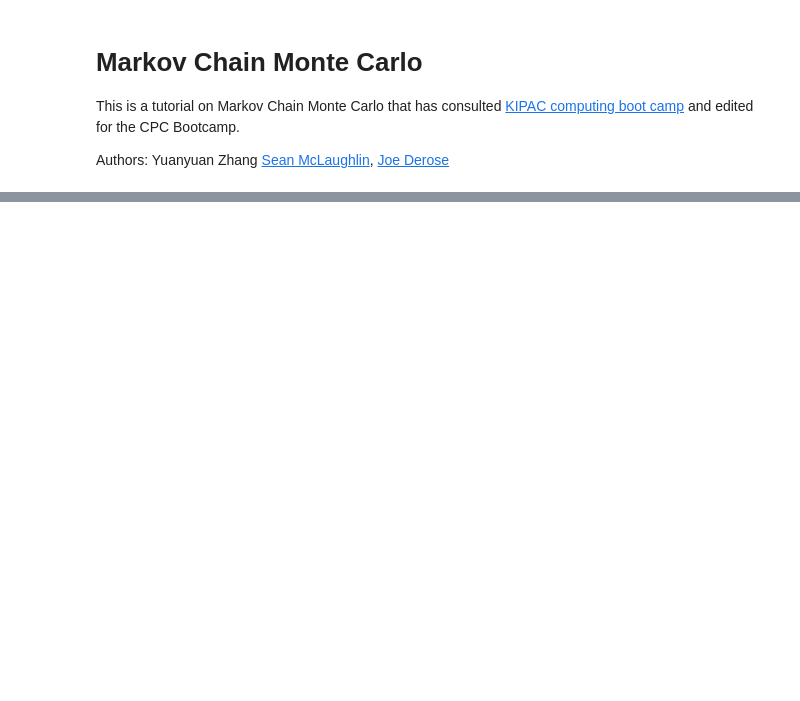
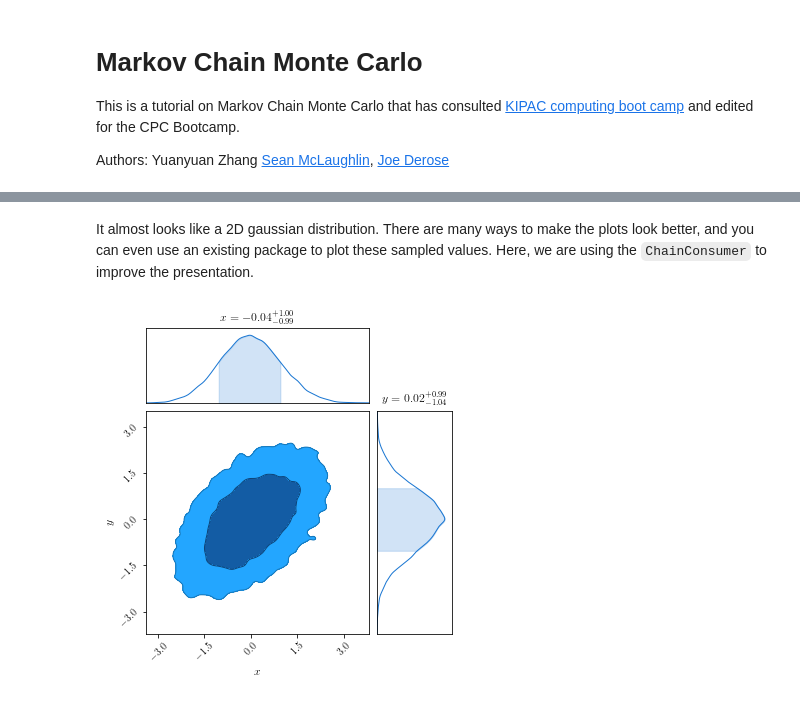
Before and after one commit to fnal-cpc/bootcamp, a Jupyter notebook: mcmc.ipynb, the cells around one changed output, grey strips where cells are left out. Drawn from its saved outputs; the diff is of its cells as text; code cells hidden in the pictures; blank space fills up the shorter version.

```diff
--- a/mcmc.ipynb
+++ b/mcmc.ipynb
@@ -104,8 +8,0 @@ In the special case that your data satisfies the [Gauss-Markov Theroem](https://
-# %%
-from scipy.stats import linregress
-from scipy.linalg import lstsq
-
-fit_m, fit_b, r,p, std_err = linregress(x, obs_linear_y)
-print('R^2 = ',r**2)
-print('Fit:', fit_m, fit_b)
-print('Truth:', true_m, true_b)
@@ -230,0 +100,10 @@ Find a good fit to the nonlinear data using minimize. You may want to try using
+# %% [markdown]
+It almost looks like a 2D gaussian distribution. There are many ways to make the plots look better, and you can even use an existing package to plot these sampled values. Here, we are using the `ChainConsumer` to improve the presentation.
+# %%
+from chainconsumer import ChainConsumer
+c = ChainConsumer()
+c.add_chain(samples, parameters=[r"$x$", r"$y$"])
+c.plotter.plot(figsize="column")
+plt.show()
+# %% [output]
+[figure, added]
```
Also changed, not shown: parts of 59 cells of this notebook.
